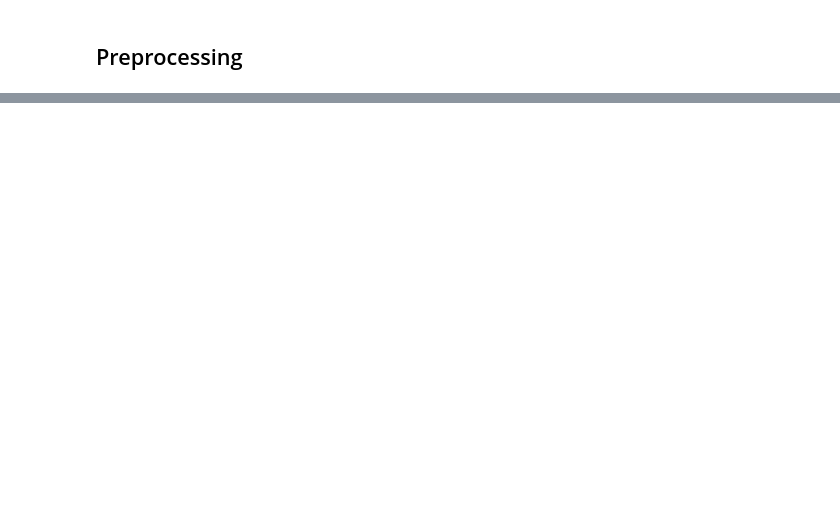
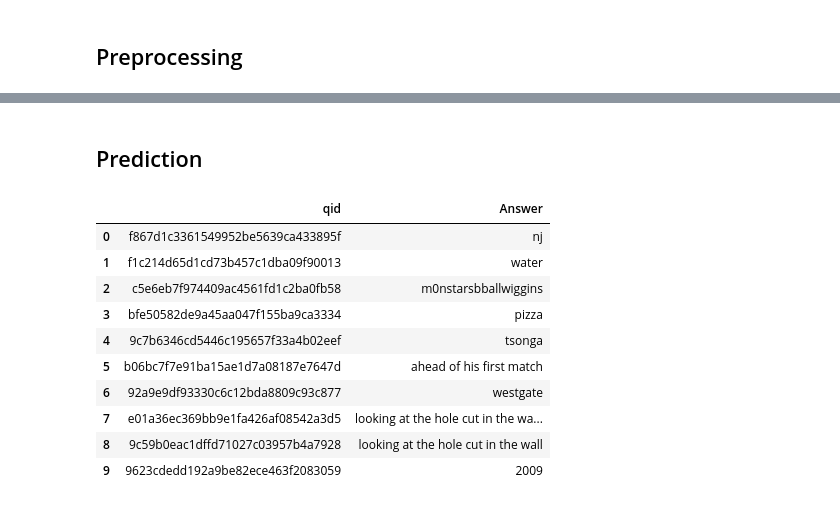
Before and after one commit to KaishuoWang/TweetQA, a Jupyter notebook: bert-base.ipynb, the cells around one changed output, grey strips where cells are left out. Drawn from its saved outputs; the diff is of its cells as text; code cells hidden in the pictures; blank space fills up the shorter version.

```diff
--- a/bert-base.ipynb
+++ b/bert-base.ipynb
@@ -61,0 +114,3 @@ tokenized_data
+# %%
+train['Tweet'] = train['Tweet'].apply(lambda x: preprocessing(x))
+dev['Tweet'] = dev['Tweet'].apply(lambda x: preprocessing(x))
@@ -61,0 +119,8 @@ tokenized_data
+# %%
+def answer_index_in_doc(answerList, doc):
+    indices = []
+    for each in answerList:
+        index = doc.lower().find(each)
+        if index != -1:
+            indices.append(index)
+    return answerList, indices
@@ -61,0 +169,9 @@ tokenized_data
+# %%
+train_dataset = Dataset.from_pandas(train)
+train_dataset = train_dataset.remove_columns("__index_level_0__")
+
+dev_dataset = Dataset.from_pandas(dev)
+dev_dataset = dev_dataset.remove_columns("__index_level_0__")
+
+data = DatasetDict({'train': train_dataset, 'dev': dev_dataset})
+data
@@ -61,0 +346,26 @@ tokenized_data
+# %% [markdown]
+## Prediction
+# %%
+model = AutoModelForQuestionAnswering.from_pretrained('BERT_base_model')
+question_answerering = pipeline("question-answering", model=model, tokenizer=tokenizer, device=0)
+
+predictions = {'qid':[], 'Answer':[]}
+for each in data['dev']:
+    result = question_answerering(question=each['Question'], context=each['Tweet'])
+    predictions['qid'].append(each['qid'])
+    predictions['Answer'].append(result['answer'])
+
+predictions = pd.DataFrame(predictions)
+predictions.head(10)
+# %% [output]
+|  | qid | Answer |
+| 0 | f867d1c3361549952be5639ca433895f | nj |
+| 1 | f1c214d65d1cd73b457c1dba09f90013 | water |
+| 2 | c5e6eb7f974409ac4561fd1c2ba0fb58 | m0nstarsbballwiggins |
+| 3 | bfe50582de9a45aa047f155ba9ca3334 | pizza |
+| 4 | 9c7b6346cd5446c195657f33a4b02eef | tsonga |
+| 5 | b06bc7f7e91ba15ae1d7a08187e7647d | ahead of his first match |
+| 6 | 92a9e9df93330c6c12bda8809c93c877 | westgate |
+| 7 | e01a36ec369bb9e1fa426af08542a3d5 | looking at the hole cut in the wa... |
+| 8 | 9c59b0eac1dffd71027c03957b4a7928 | looking at the hole cut in the wall |
+| 9 | 9623cdedd192a9be82ece463f2083059 | 2009 |
```
Also changed, not shown: parts of 23 cells of this notebook, 4 other files.
